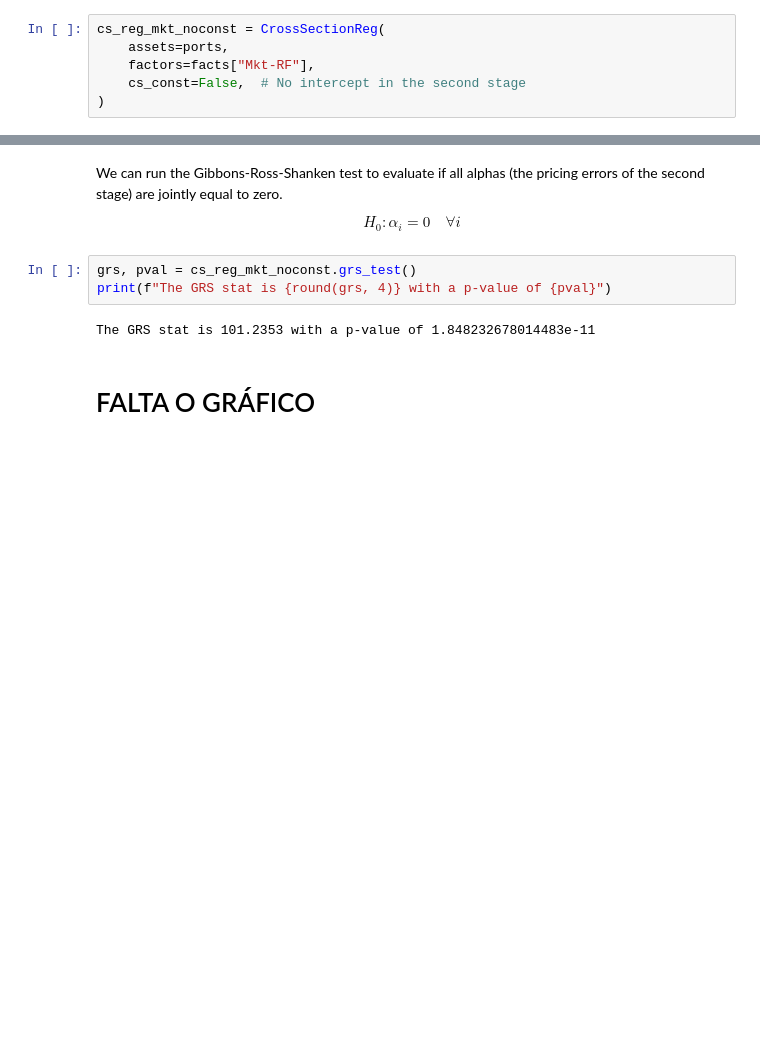
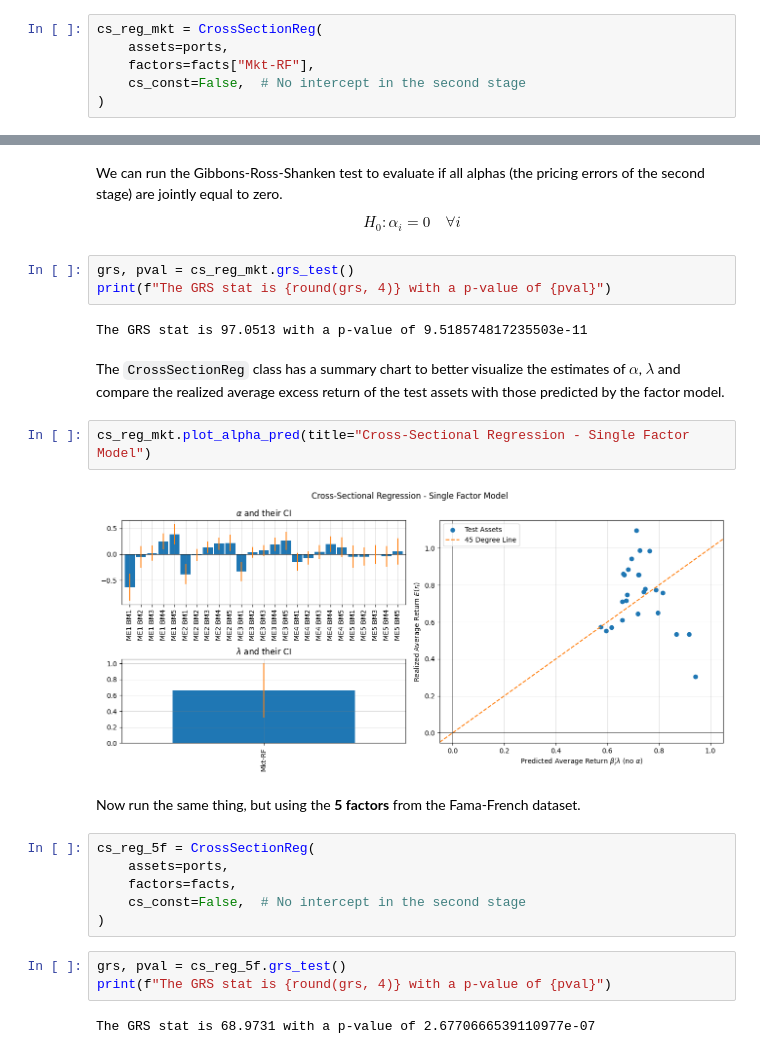
Before and after one commit to gusamarante/empfin, a Jupyter notebook: examples/crosssectional_reg.ipynb, the cells around one changed output, grey strips where cells are left out. Cells and saved outputs as stored; diff of their text form; blank space fills up the shorter version.

```diff
--- a/examples/crosssectional_reg.ipynb
+++ b/examples/crosssectional_reg.ipynb
@@ -24,7 +24,7 @@ $$
 
 where $E_{T}\left(\cdot\right)$ represents the average over time.
 # %%
-cs_reg_mkt_noconst = CrossSectionReg(
+cs_reg_mkt = CrossSectionReg(
     assets=ports,
     factors=facts["Mkt-RF"],
     cs_const=False,  # No intercept in the second stage
@@ -50,9 +50,26 @@ $$
 H_0: \alpha_i = 0 \quad \forall i
 $$
 # %%
-grs, pval = cs_reg_mkt_noconst.grs_test()
+grs, pval = cs_reg_mkt.grs_test()
 print(f"The GRS stat is {round(grs, 4)} with a p-value of {pval}")
 # %% [output]
-The GRS stat is 101.2353 with a p-value of 1.848232678014483e-11
+The GRS stat is 97.0513 with a p-value of 9.518574817235503e-11
 # %% [markdown]
-# FALTA O GRÁFICO
+The `CrossSectionReg` class has a summary chart to better visualize the estimates of $\alpha$, $\lambda$ and compare the realized average excess return of the test assets with those predicted by the factor model.
+# %%
+cs_reg_mkt.plot_alpha_pred(title="Cross-Sectional Regression - Single Factor Model")
+# %% [output]
+[figure, added]
+# %% [markdown]
+Now run the same thing, but using the **5 factors** from the Fama-French dataset.
+# %%
+cs_reg_5f = CrossSectionReg(
+    assets=ports,
+    factors=facts,
+    cs_const=False,  # No intercept in the second stage
+)
+# %%
+grs, pval = cs_reg_5f.grs_test()
+print(f"The GRS stat is {round(grs, 4)} with a p-value of {pval}")
+# %% [output]
+The GRS stat is 68.9731 with a p-value of 2.6770666539110977e-07
```
Also changed, not shown: parts of 3 cells of this notebook, 2 other files.
